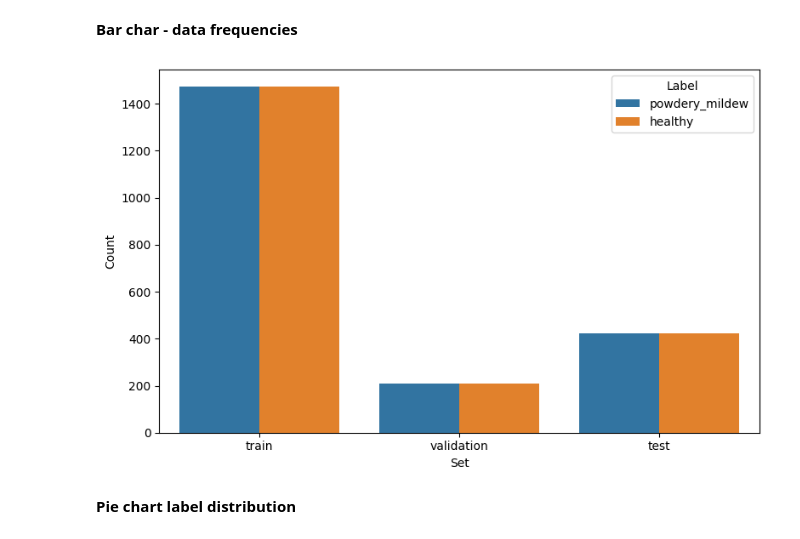
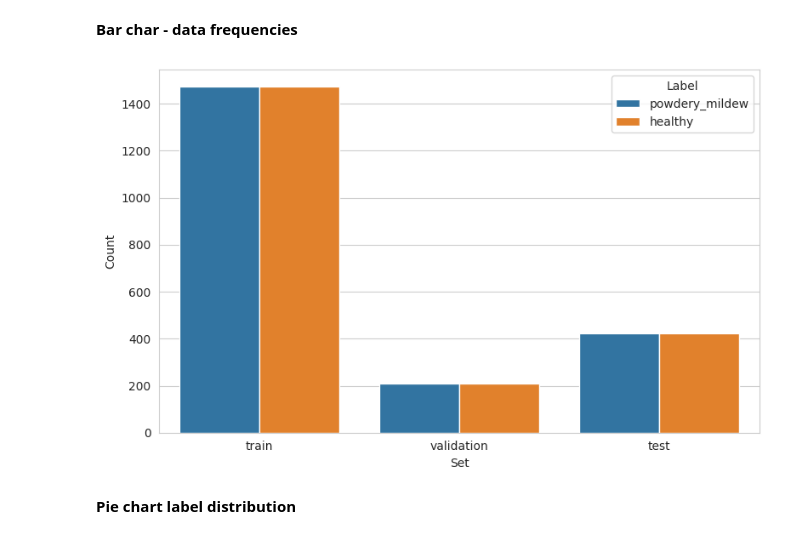
Before and after one commit to tumelo-maja/detect-mildew-in-cherry-leaves, a Jupyter notebook: jupyter_notebooks/03 - Modelling and Evaluation.ipynb, the cells around one changed output. Cells and saved outputs as stored; diff of their text form; code cells hidden in the pictures.

```diff
--- a/jupyter_notebooks/03 - Modelling and Evaluation.ipynb
+++ b/jupyter_notebooks/03 - Modelling and Evaluation.ipynb
@@ -121,13 +120,14 @@ print(df_counts)
 # %% [markdown]
 **Bar char - data frequencies**
 # %%
+sns.set_style("whitegrid")
 plt.figure(figsize=(8, 5))
 sns.barplot(data=df_counts, x='Set', y='Count', hue='Label')
 plt.tight_layout()
 plt.savefig(f'{file_path}/bar_freq_label_distribution.png', dpi=150)
 plt.show()
 # %% [output]
-[figure, old version]
+[figure, new version]
 # %% [markdown]
 **Pie chart label distribution**
 # %%
```
Also changed, not shown: parts of 2 cells of this notebook, 2 other files.
